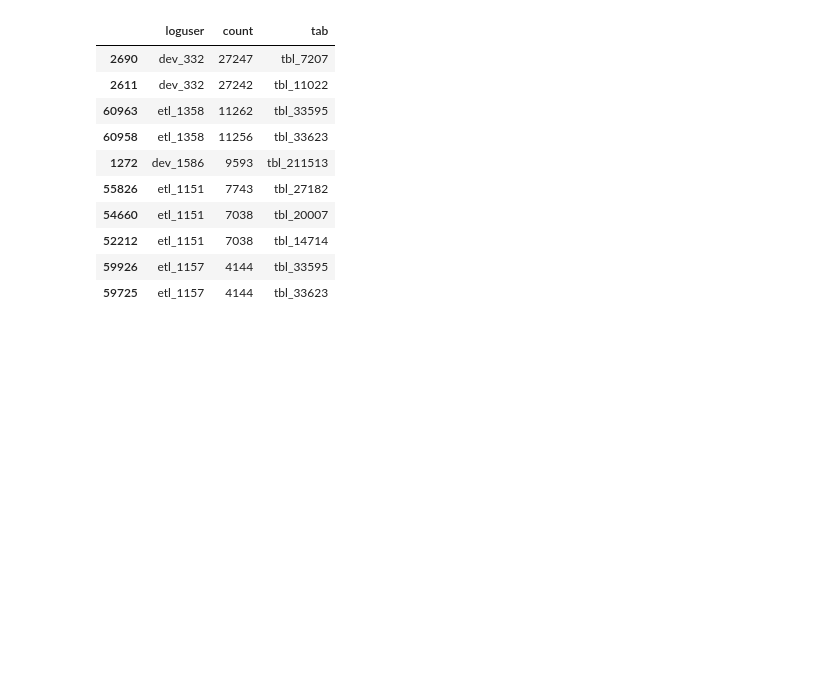
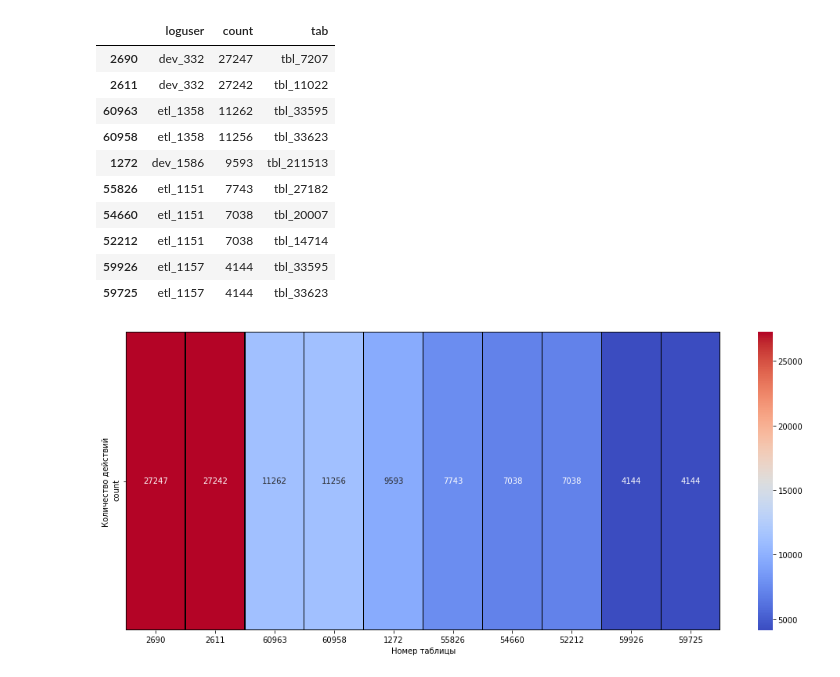
Before and after one commit to den-dw/skolkovo_hack, a Jupyter notebook: skolkovo_hack_2.0.ipynb, the cells around one changed output. Saved outputs shown, nothing was run; the diff lists cells and outputs as text; code cells hidden in the pictures; blank space fills up the shorter version.

```diff
--- a/skolkovo_hack_2.0.ipynb
+++ b/skolkovo_hack_2.0.ipynb
@@ -182,3 +182,12 @@ df_exp.head(10)
 | 52212 | etl_1151 | 7038 | tbl_14714 |
 | 59926 | etl_1157 | 4144 | tbl_33595 |
 | 59725 | etl_1157 | 4144 | tbl_33623 |
+# %%
+plt.figure(figsize=(17, 7))
+sns.heatmap(df_exp.head(10)[['count']].T, vmin = df_exp.head(10)['count'].min(), vmax = df_exp.head(10)['count'].max(),
+            annot = True,  cmap = 'coolwarm', fmt ='3g', linewidths=0.2, linecolor='black')
+plt.ylabel('Количество действий')
+plt.xlabel('Номер таблицы')
+plt.show()
+# %% [output]
+[figure, added]
```
Also changed, not shown: parts of 2 cells of this notebook.
